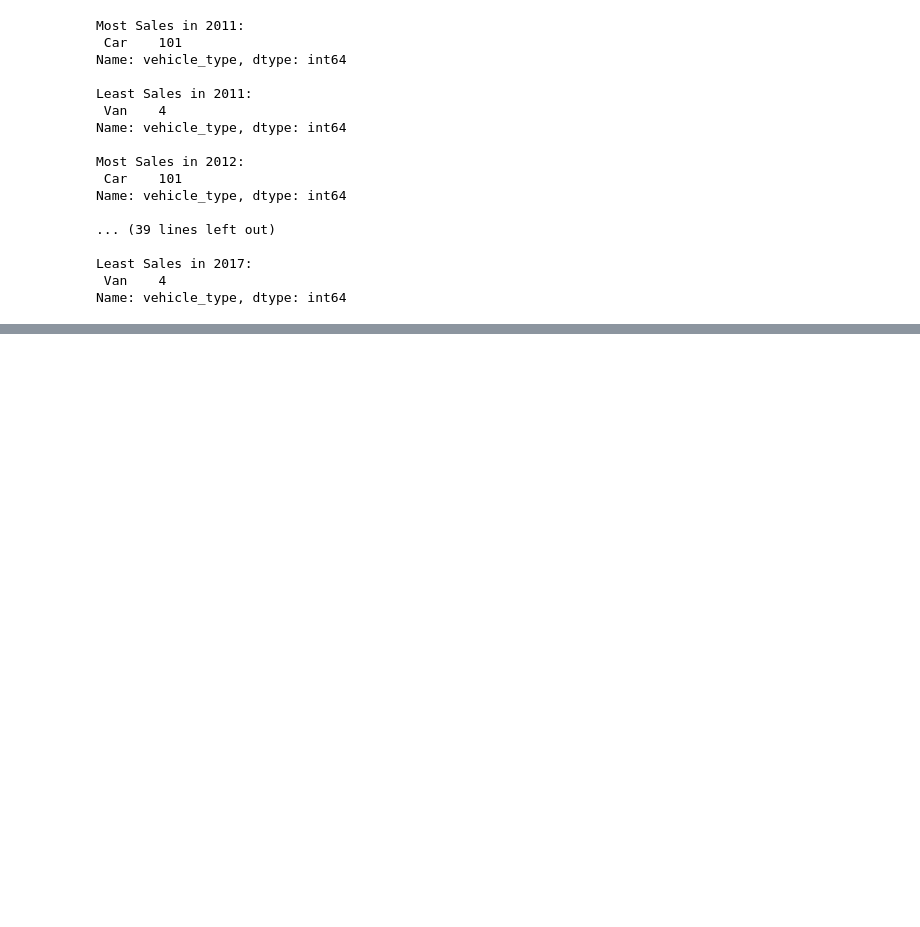
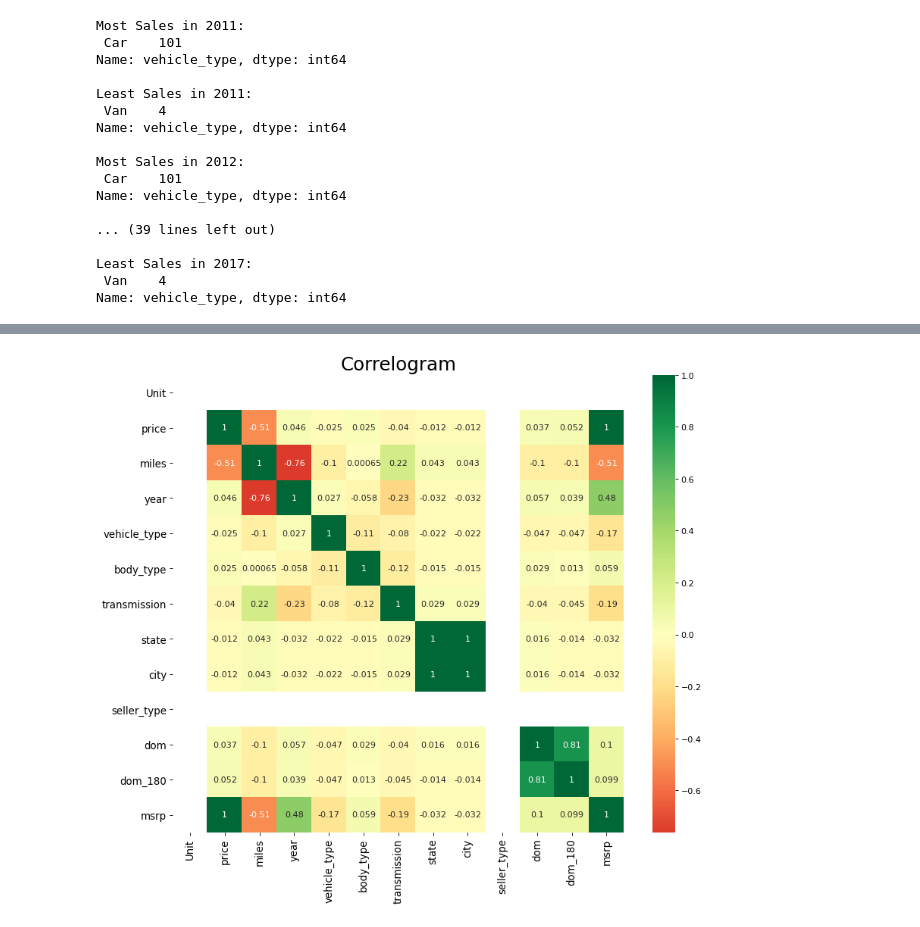
Before and after one commit to Hasanshekh/Cars-Analytics, a Jupyter notebook: Second-hand car sales analytics.ipynb, the cells around one changed output, grey strips where cells are left out. Cells and saved outputs as stored; diff of their text form; code cells hidden in the pictures; blank space fills up the shorter version.

```diff
--- a/Second-hand car sales analytics.ipynb
+++ b/Second-hand car sales analytics.ipynb
@@ -290,0 +345,24 @@ df['vehicle_type']=df['vehicle_type'].apply(lambda x:'2' if x=='Truck' else ('4'
+# %%
+df['transmission']=df.transmission.astype(str).astype(float)
+# %%
+df['state']=df.state.astype(str).astype(float)
+# %%
+df['city']=df.state.astype(str).astype(float)
+# %%
+df['seller_type']=df.seller_type.astype(str).astype(float)
+# %%
+# Correllogram
+# Import Dataset
+#df = pd.read_csv("cars.csv")
+
+# Plot
+plt.figure(figsize=(12,10), dpi= 80)
+sns.heatmap(df.corr(), xticklabels=df.corr().columns, yticklabels=df.corr().columns, cmap='RdYlGn', center=0, annot=True)
+
+# Decorations
+plt.title('Correlogram', fontsize=22)
+plt.xticks(fontsize=12)
+plt.yticks(fontsize=12)
+plt.show()
+# %% [output]
+[figure, added]
```
Also changed, not shown: parts of 9 cells of this notebook.
